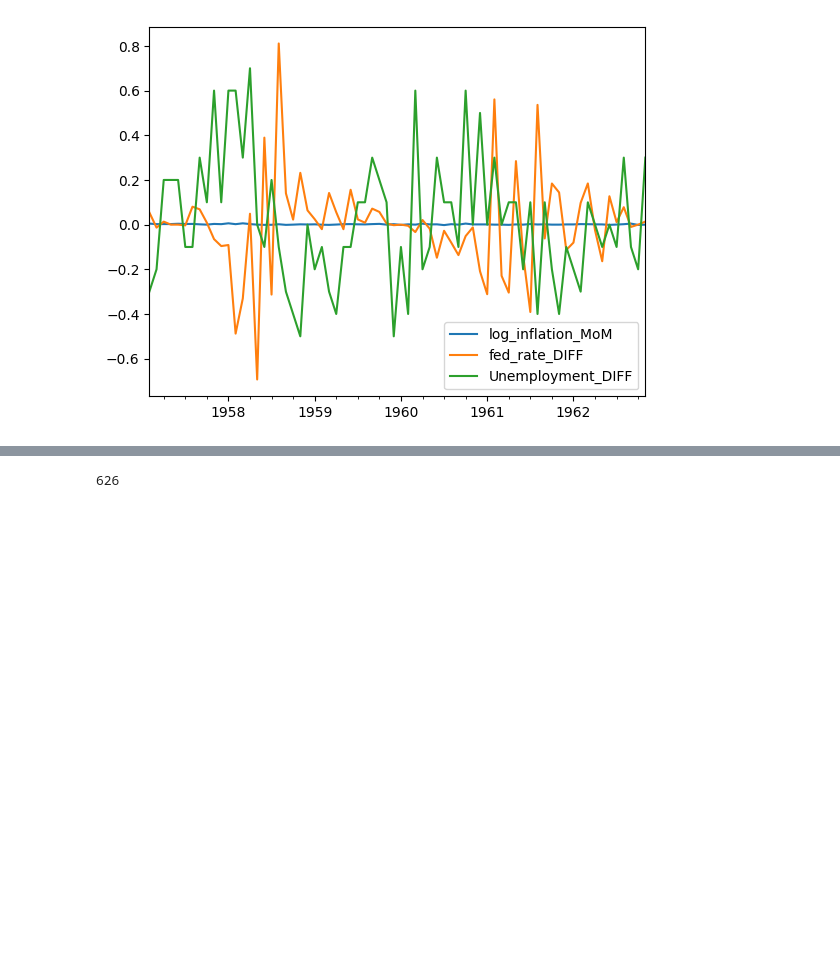
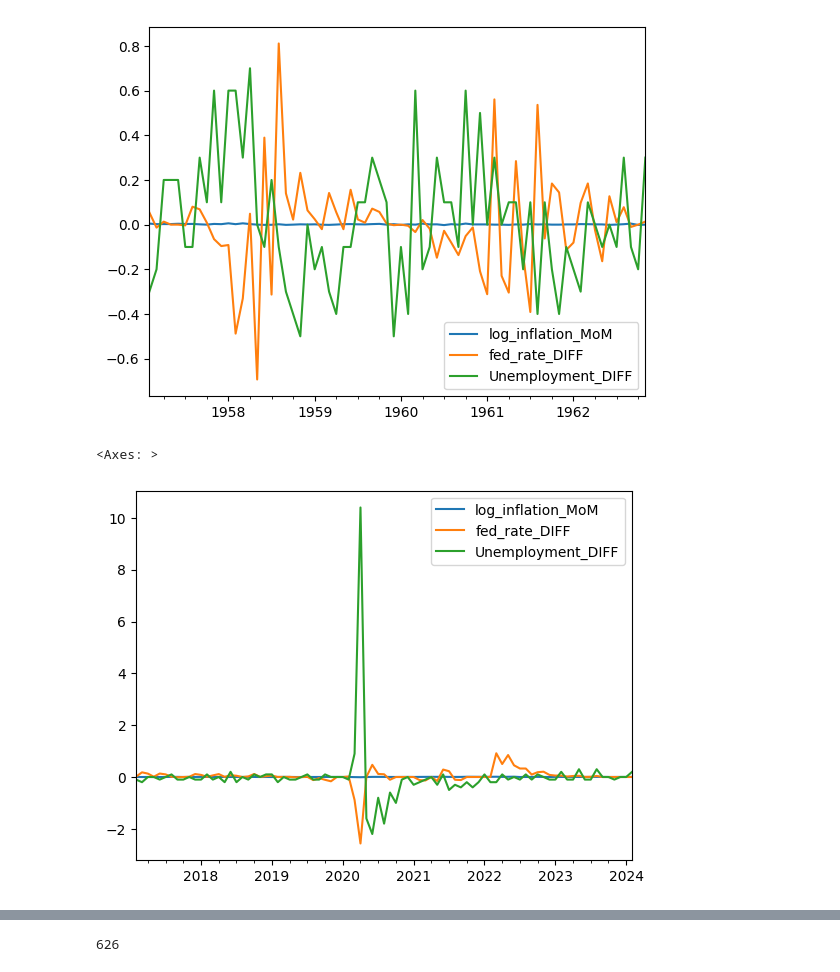
Before and after one commit to GarettKaube/Statistics-MachineLearning, a Jupyter notebook: machinelearning/DeepLearning/monetarypolicyrnn.ipynb, the cells around one changed output, grey strips where cells are left out. Saved outputs shown, nothing was run; the diff lists cells and outputs as text; code cells hidden in the pictures; blank space fills up the shorter version.

```diff
--- a/machinelearning/DeepLearning/monetarypolicyrnn.ipynb
+++ b/machinelearning/DeepLearning/monetarypolicyrnn.ipynb
@@ -63,3 +63,8 @@ data_diff[["log_inflation_MoM", "fed_rate_DIFF", "Unemployment_DIFF"]].iloc[30:1
 # %% [output]
 <Axes: >
 [figure]
+# %%
+data_diff[["log_inflation_MoM", "fed_rate_DIFF", "Unemployment_DIFF"]].iloc[750:].plot()
+# %% [output]
+<Axes: >
+[figure, added]
```
Also changed, not shown: parts of 13 cells of this notebook.
